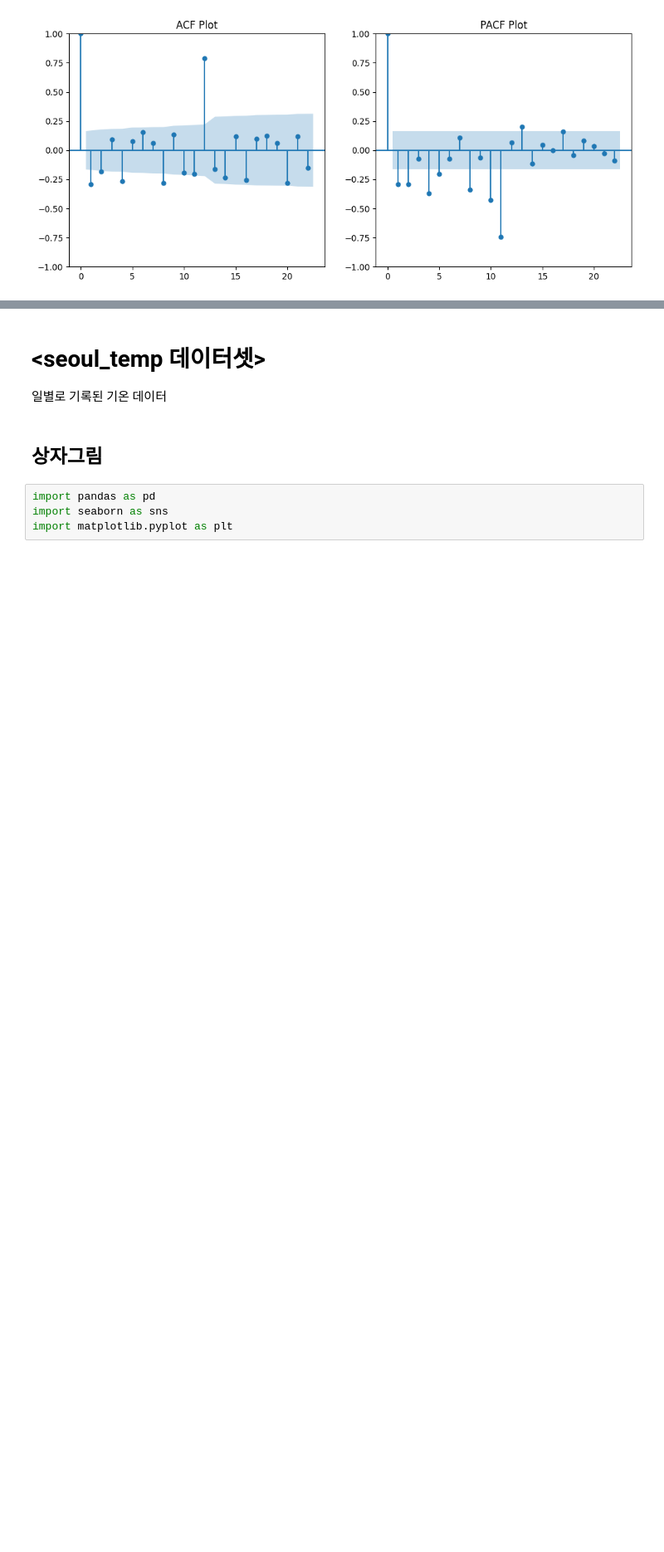
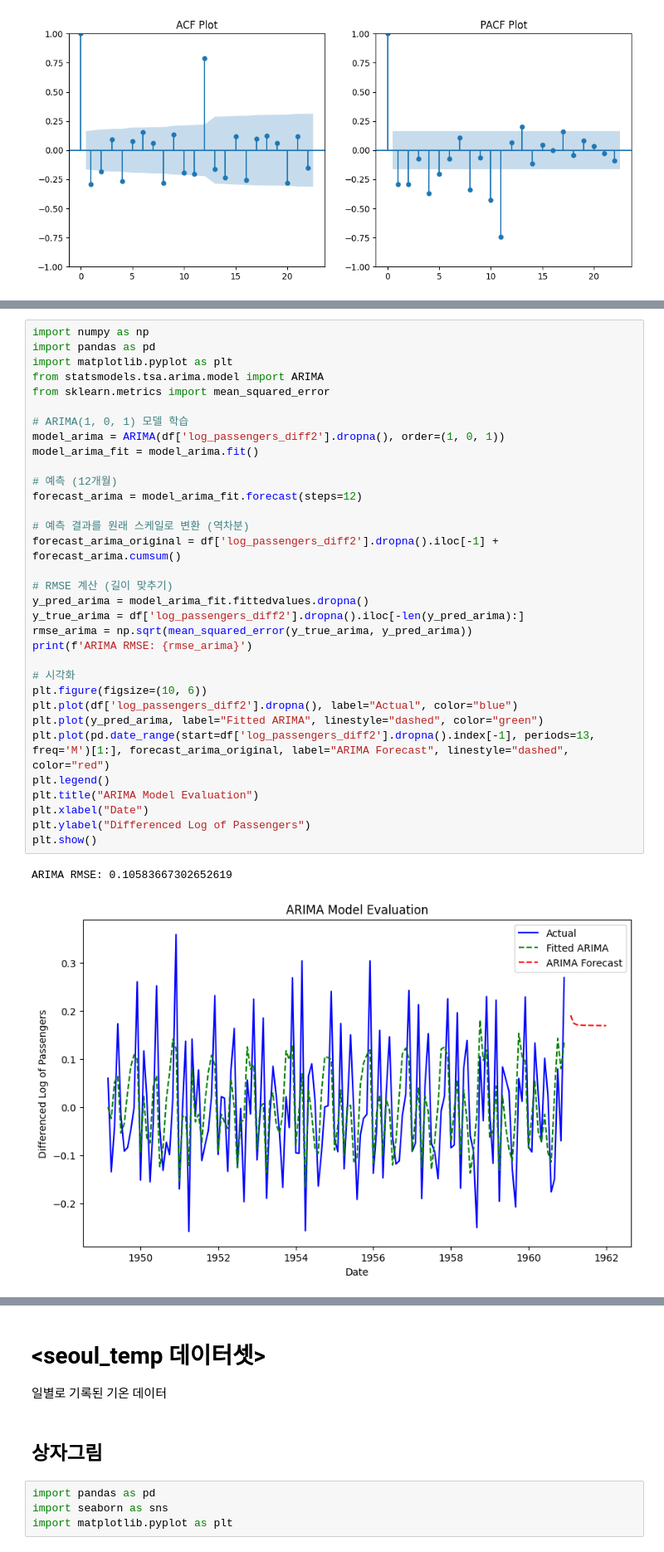
Before and after one commit to Moon-Chaebin/2025-1_Seminar, a Jupyter notebook: Team Study/데이터분석B/파이리_3차_학습코드.ipynb, the cells around one changed output, grey strips where cells are left out. Shown at 83% size. Drawn from its saved outputs; the diff is of its cells as text; blank space fills up the shorter version.

```diff
--- a/Team Study/데이터분석B/파이리_3차_학습코드.ipynb
+++ b/Team Study/데이터분석B/파이리_3차_학습코드.ipynb
@@ -451,3 +435,39 @@ Warnings:
+# %%
+import numpy as np
+import pandas as pd
+import matplotlib.pyplot as plt
+from statsmodels.tsa.arima.model import ARIMA
+from sklearn.metrics import mean_squared_error
+
+# ARIMA(1, 0, 1) 모델 학습
+model_arima = ARIMA(df['log_passengers_diff2'].dropna(), order=(1, 0, 1))
+model_arima_fit = model_arima.fit()
+
+# 예측 (12개월)
+forecast_arima = model_arima_fit.forecast(steps=12)
+
+# 예측 결과를 원래 스케일로 변환 (역차분)
+forecast_arima_original = df['log_passengers_diff2'].dropna().iloc[-1] + forecast_arima.cumsum()
+
+# RMSE 계산 (길이 맞추기)
+y_pred_arima = model_arima_fit.fittedvalues.dropna()
+y_true_arima = df['log_passengers_diff2'].dropna().iloc[-len(y_pred_arima):]
+rmse_arima = np.sqrt(mean_squared_error(y_true_arima, y_pred_arima))
+print(f'ARIMA RMSE: {rmse_arima}')
+
+# 시각화
+plt.figure(figsize=(10, 6))
+plt.plot(df['log_passengers_diff2'].dropna(), label="Actual", color="blue")
+plt.plot(y_pred_arima, label="Fitted ARIMA", linestyle="dashed", color="green")
+plt.plot(pd.date_range(start=df['log_passengers_diff2'].dropna().index[-1], periods=13, freq='M')[1:], forecast_arima_original, label="ARIMA Forecast", linestyle="dashed", color="red")
+plt.legend()
+plt.title("ARIMA Model Evaluation")
+plt.xlabel("Date")
+plt.ylabel("Differenced Log of Passengers")
+plt.show()
+# %% [output]
+ARIMA RMSE: 0.10583667302652619
+[figure, added]
 # %%
 from statsmodels.tsa.arima.model import ARIMA
 
```
Also changed, not shown: parts of 9 cells of this notebook.
